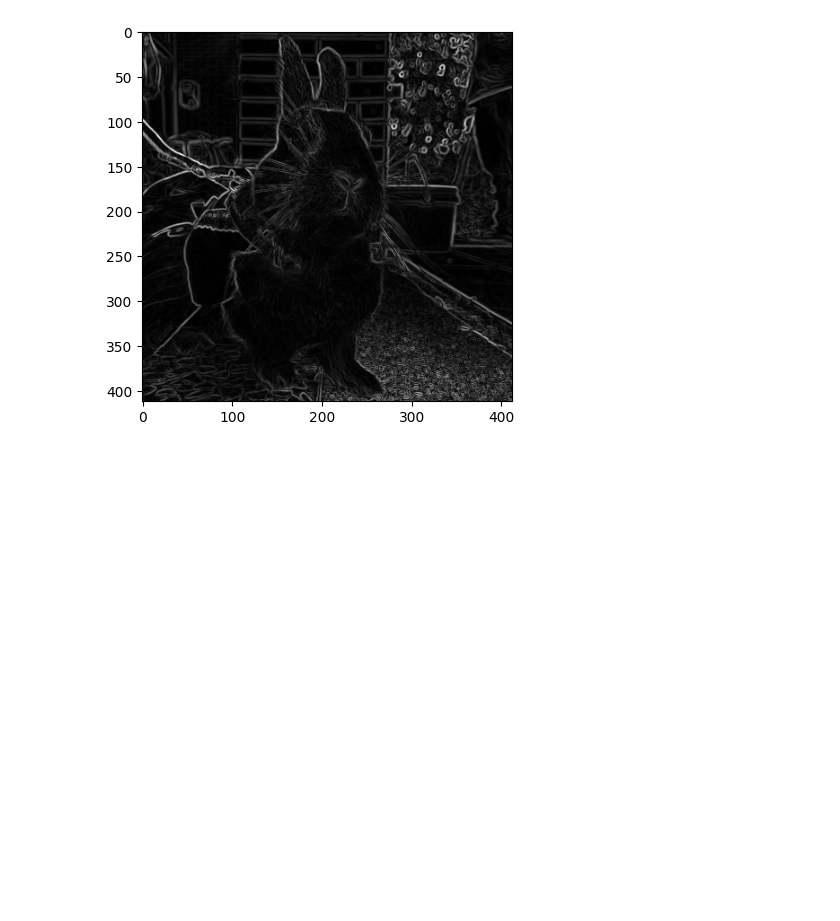
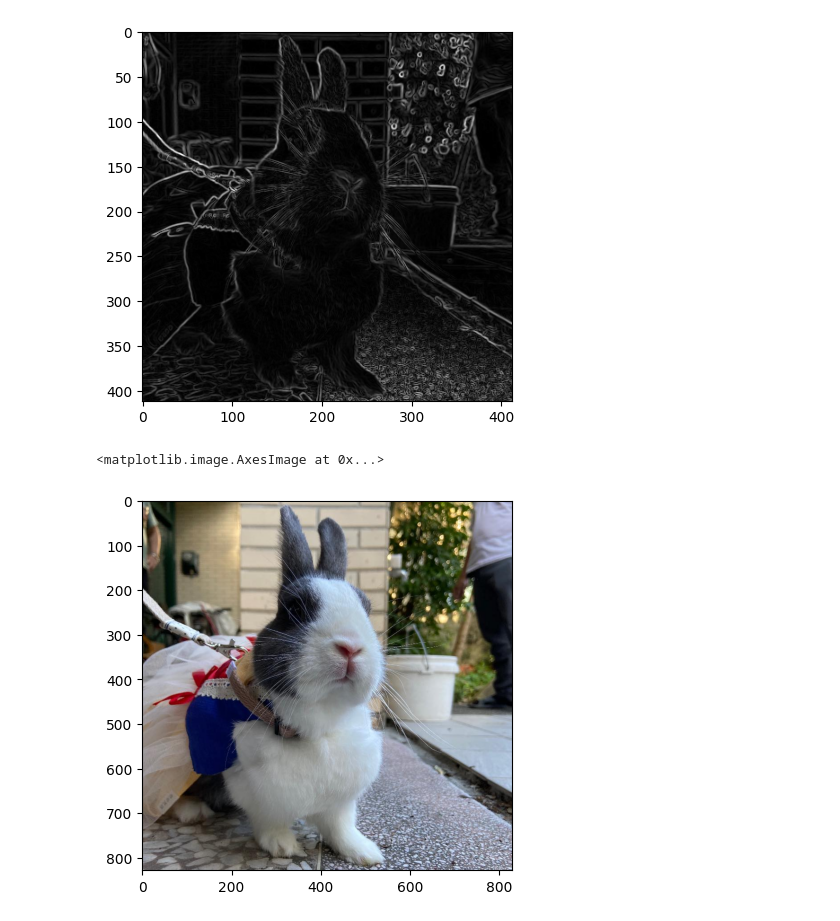
Before and after one commit to Elwing-Chou/tiba0619, a Jupyter notebook: sobel.ipynb, the cells around one changed output. Drawn from its saved outputs; the diff is of its cells as text; code cells hidden in the pictures; blank space fills up the shorter version.

```diff
--- a/sobel.ipynb
+++ b/sobel.ipynb
@@ -75,3 +75,10 @@ plt.imshow(new_total, cmap="gray")
 # %% [output]
 <matplotlib.image.AxesImage at 0x...>
 [figure]
+# %%
+img = Image.open("rabbit.jpg").convert("RGB")
+img_np = np.array(img)
+plt.imshow(img_np)
+# %% [output]
+<matplotlib.image.AxesImage at 0x...>
+[figure, added]
```
Also changed, not shown: parts of 3 cells of this notebook.
